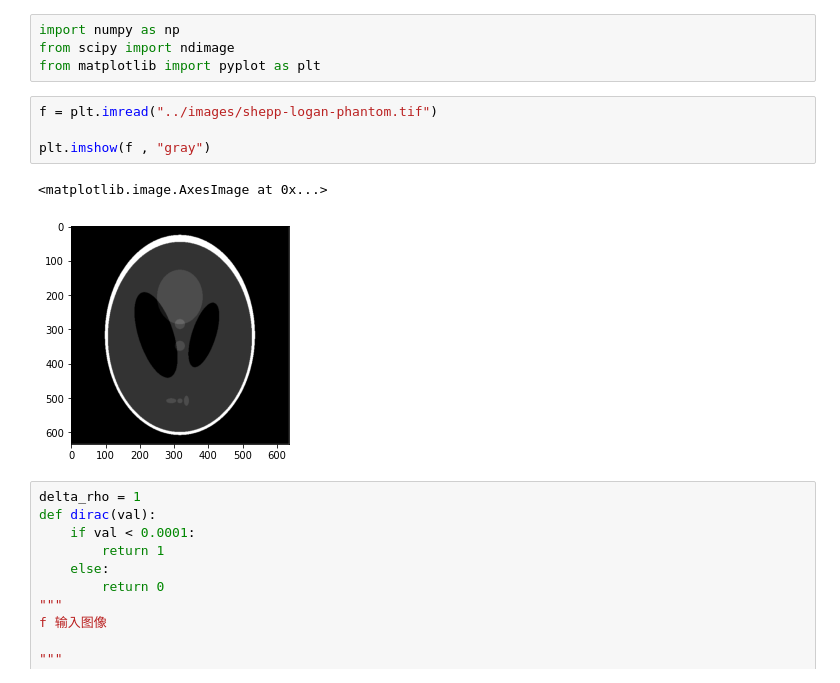
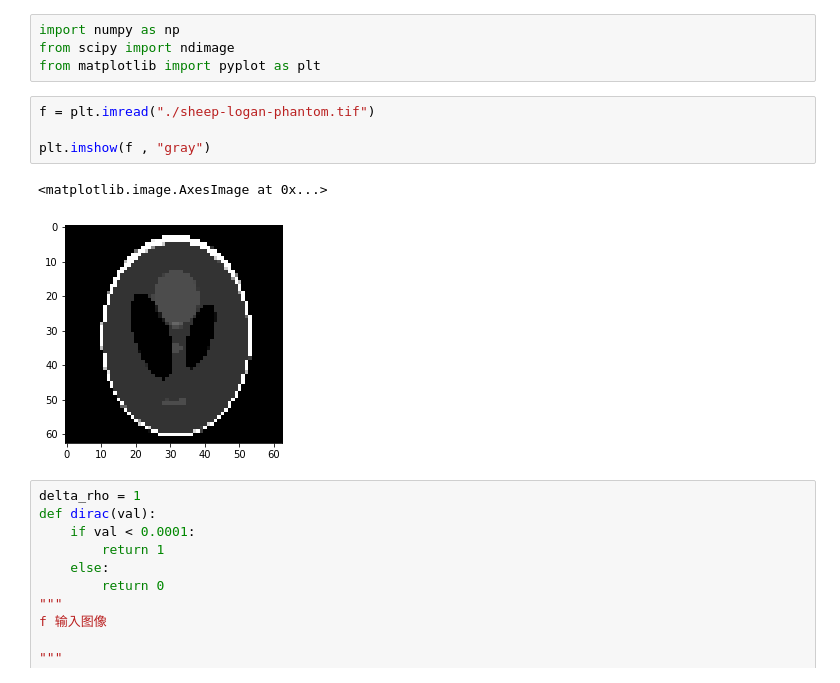
Before and after one commit to swzhxx/DIP, a Jupyter notebook: radon transform/radon.ipynb, the cells around one changed output. Drawn from its saved outputs; the diff is of its cells as text.

```diff
--- a/radon transform/radon.ipynb
+++ b/radon transform/radon.ipynb
@@ -19,12 +19,12 @@ import numpy as np
 from scipy import ndimage
 from matplotlib import pyplot as plt
 # %%
-f = plt.imread("../images/shepp-logan-phantom.tif")
+f = plt.imread("./sheep-logan-phantom.tif")
 
 plt.imshow(f , "gray")
 # %% [output]
 <matplotlib.image.AxesImage at 0x...>
-[figure, old version]
+[figure, new version]
 # %%
 delta_rho = 1
 def dirac(val):
```
Also changed, not shown: parts of 2 cells of this notebook, 6 other files.
